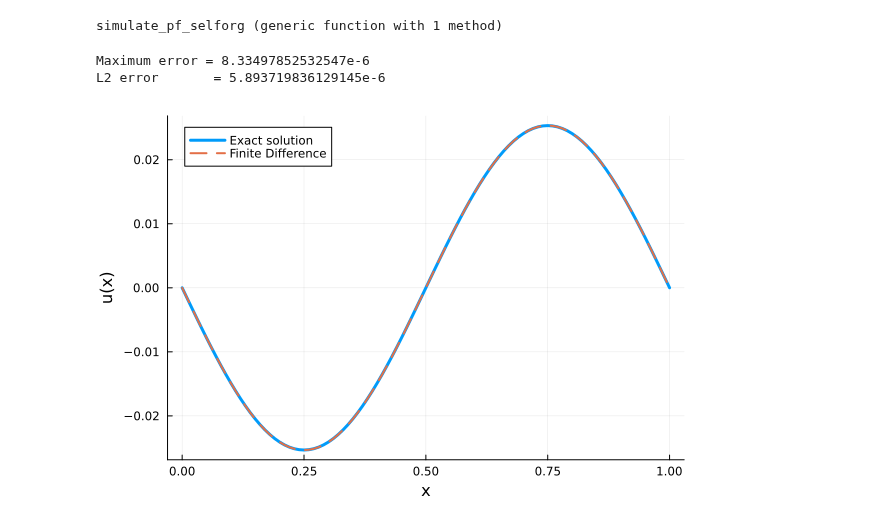
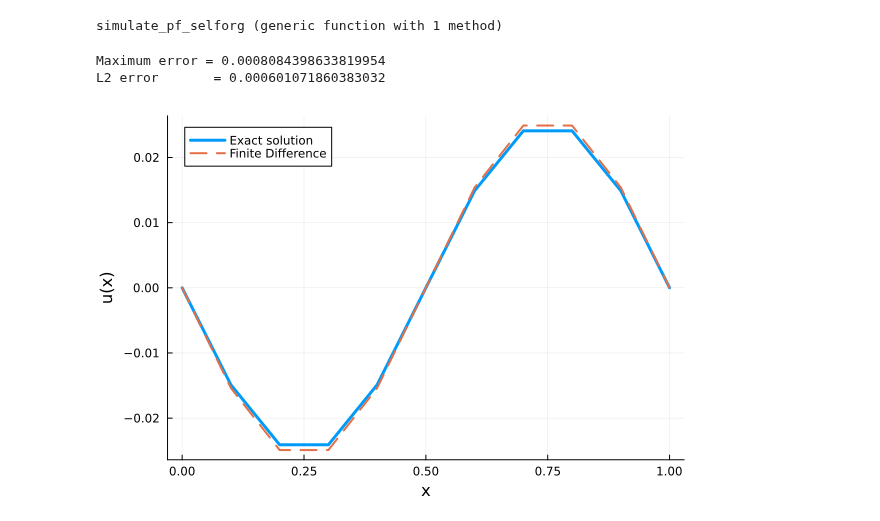
Before and after one commit to shojitoyota/Project_with_Jon, a Jupyter notebook: Poisson Equation/main.ipynb, the cells around one changed output. Saved outputs shown, nothing was run; the diff lists cells and outputs as text; code cells hidden in the pictures.

```diff
--- a/Poisson Equation/main.ipynb
+++ b/Poisson Equation/main.ipynb
@@ -29,10 +29,13 @@ using Plots
 # Problem setting
 # -----------------------------
 
+dt = 0.1
+T = 1.0
+x = 0:dt:T
 
-N = 100
-h = 1.0 / N
-x = collect(0:h:1)
+#N = 100
+#h = 1.0 / N
+#x = collect(0:h:1)
 
 # Interior points
 xi = x[2:end-1]
@@ -54,7 +57,7 @@ for i in 1:n
     end
 end
 
-A ./= h^2
+A ./= (dt)^2
 
 # Right-hand side
 f = -sin.(2π .* xi)
@@ -62,37 +65,37 @@ f = -sin.(2π .* xi)
 # Solve linear system
 u_interior = A \ f
 
 # Include boundary values
 u_num = vcat(0.0, u_interior, 0.0)
 
 # -----------------------------
 # Exact solution
 # -----------------------------
-u_exact = -(1/(2π)^2) .* sin.(2π .* x)
+u_exact_vec = -(1/(2π)^2) .* sin.(2π .* x)
 
 # -----------------------------
 # Error
 # -----------------------------
-max_error = maximum(abs.(u_num .- u_exact))
-l2_error = sqrt(sum((u_num .- u_exact).^2) * h)
+max_error = maximum(abs.(u_num .- u_exact_vec))
+l2_error = sqrt(sum((u_num .- u_exact_vec).^2) * (dt))
 
 println("Maximum error = ", max_error)
 println("L2 error       = ", l2_error)
 
 # -----------------------------
 # Plot
 # -----------------------------
-plot(x, u_exact,
+plot(x, u_exact_vec,
     lw=3,
     label="Exact solution",
     xlabel="x",
     ylabel="u(x)")
 
 plot!(x, u_num,
     linestyle=:dash,
     lw=2,
     label="Finite Difference")
 # %% [output]
-Maximum error = 8.33497852532547e-6
-L2 error       = 5.893719836129145e-6
+Maximum error = 0.0008084398633819954
+L2 error       = 0.000601071860383032
-[figure, old version]
+[figure, new version]
```
Also changed, not shown: parts of 5 cells of this notebook, 6 other files.
